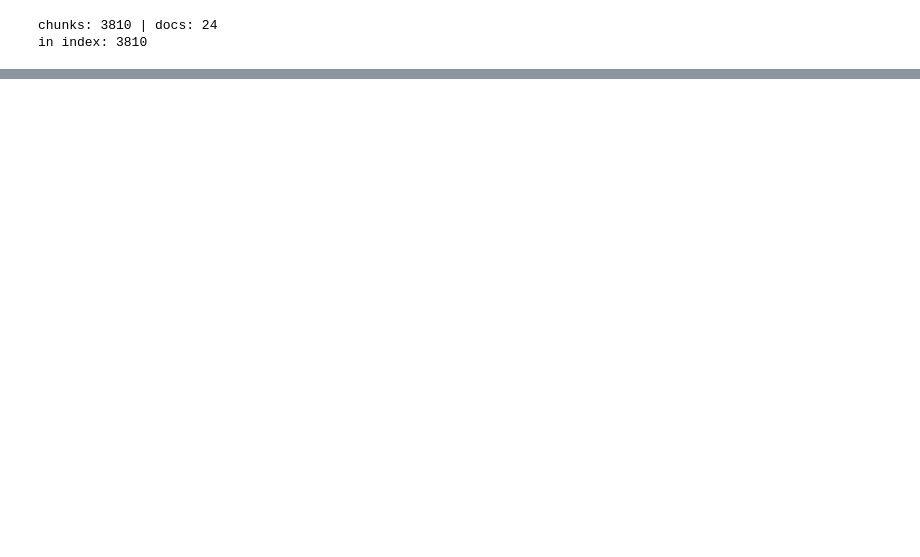
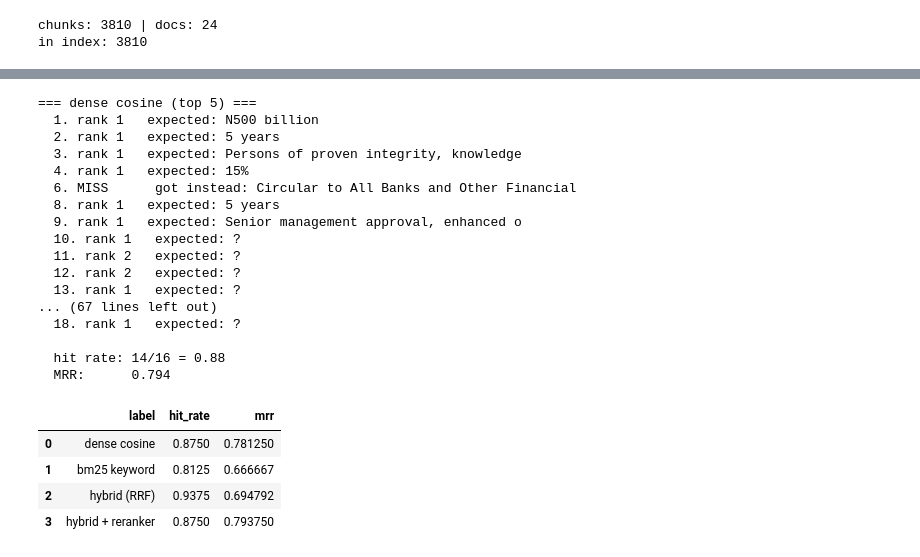
Before and after one commit to PhilixOkigbo/nigeria-reg-rag, a Jupyter notebook: notebooks/02_ingest.ipynb, the cells around one changed output, grey strips where cells are left out. Drawn from its saved outputs; the diff is of its cells as text; code cells hidden in the pictures; blank space fills up the shorter version.

```diff
--- a/notebooks/02_ingest.ipynb
+++ b/notebooks/02_ingest.ipynb
@@ -928,0 +1343,19 @@ in index: 3810
+# %%
+def search_hybrid(question, k=5, pool=20, c=60):
+    """Reciprocal Rank Fusion: merge two ranked lists by position, not score."""
+    fused = {}
+    for lst in (search_dense(question, k=pool), search_bm25(question, k=pool)):
+        for rank, h in enumerate(lst, 1):
+            key = h["chunk_id"]
+            entry = fused.setdefault(key, {"hit": h, "score": 0.0})
+            entry["score"] += 1.0 / (c + rank)
+    best = sorted(fused.values(), key=lambda e: -e["score"])[:k]
+    return [{**e["hit"], "score": round(e["score"], 5)} for e in best]
+
+
+results_table = [
+    evaluate(search_dense,  k=5, label="dense cosine"),
+    evaluate(search_bm25,   k=5, label="bm25 keyword"),
+    evaluate(search_hybrid, k=5, label="hybrid (RRF)"),
+]
+pd.DataFrame(results_table)
@@ -928,0 +1528,46 @@ in index: 3810
+# %%
+SEARCH_BY_ID = dict(zip(chunks_df["chunk_id"], chunks_df["search_text"]))
+
+
+def search_reranked(question, k=5, pool=20):
+    """Hybrid fetches a wide pool; the cross-encoder re-reads it with metadata visible."""
+    candidates = search_hybrid(question, k=pool, pool=pool)
+    pairs = [(question, SEARCH_BY_ID.get(c["chunk_id"], c["text"])) for c in candidates]
+    scores = reranker.predict(pairs)
+    order = np.argsort(scores)[::-1][:k]
+    return [{**candidates[i], "score": round(float(scores[i]), 3)} for i in order]
+
+
+results_table = [
+    evaluate(search_dense,    k=5, label="dense cosine"),
+    evaluate(search_bm25,     k=5, label="bm25 keyword"),
+    evaluate(search_hybrid,   k=5, label="hybrid (RRF)"),
+    evaluate(search_reranked, k=5, label="hybrid + reranker"),
+]
+
+comparison = pd.DataFrame(results_table)
+comparison.to_csv("../data/retrieval_comparison.csv", index=False)
+comparison
+# %% [output]
+=== dense cosine (top 5) ===
+  1. rank 1   expected: N500 billion
+  2. rank 1   expected: 5 years
+  3. rank 1   expected: Persons of proven integrity, knowledge
+  4. rank 1   expected: 15%
+  6. MISS      got instead: Circular to All Banks and Other Financial
+  8. rank 1   expected: 5 years
+  9. rank 1   expected: Senior management approval, enhanced o
+  10. rank 1   expected: ?
+  11. rank 2   expected: ?
+  12. rank 2   expected: ?
+  13. rank 1   expected: ?
+... (67 lines left out)
+  18. rank 1   expected: ?
+
+  hit rate: 14/16 = 0.88
+  MRR:      0.794
+|  | label | hit_rate | mrr |
+| 0 | dense cosine | 0.8750 | 0.781250 |
+| 1 | bm25 keyword | 0.8125 | 0.666667 |
+| 2 | hybrid (RRF) | 0.9375 | 0.694792 |
+| 3 | hybrid + reranker | 0.8750 | 0.793750 |
```
Also changed, not shown: parts of 14 cells of this notebook, 11 other files.
